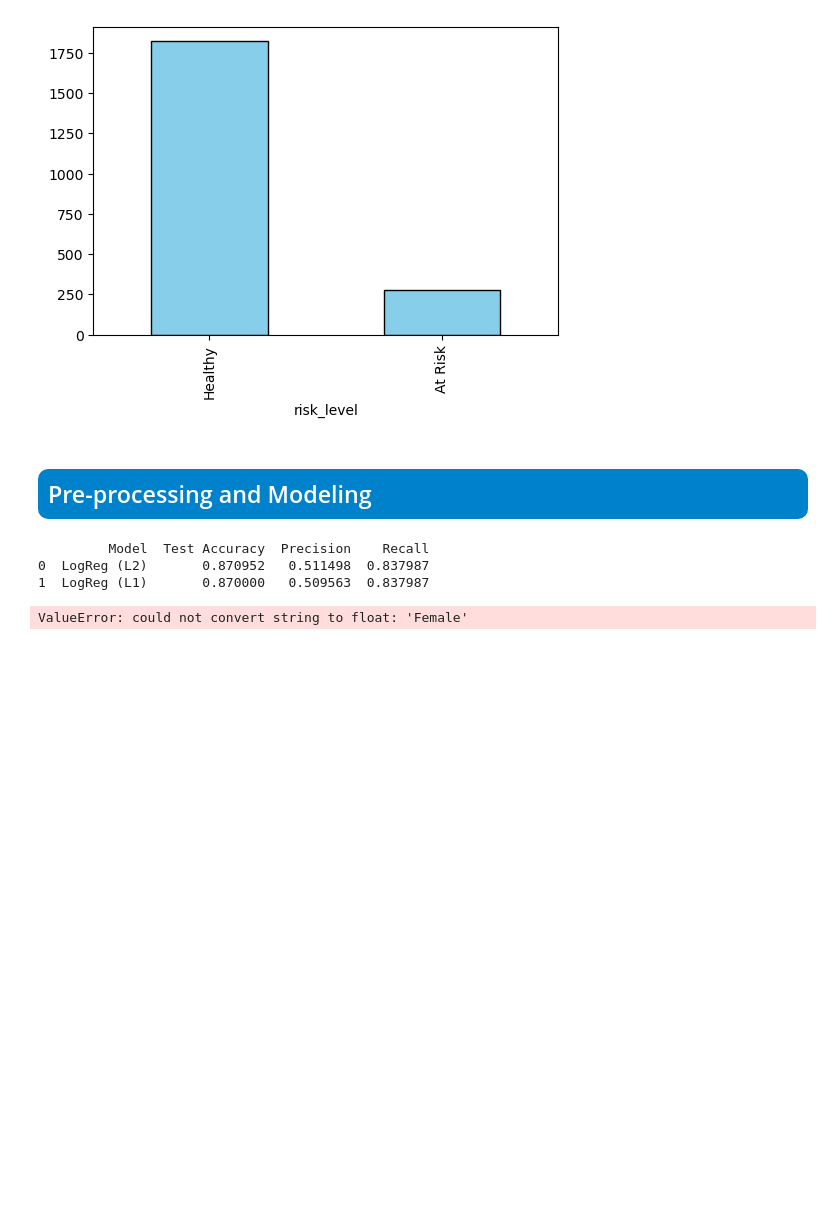
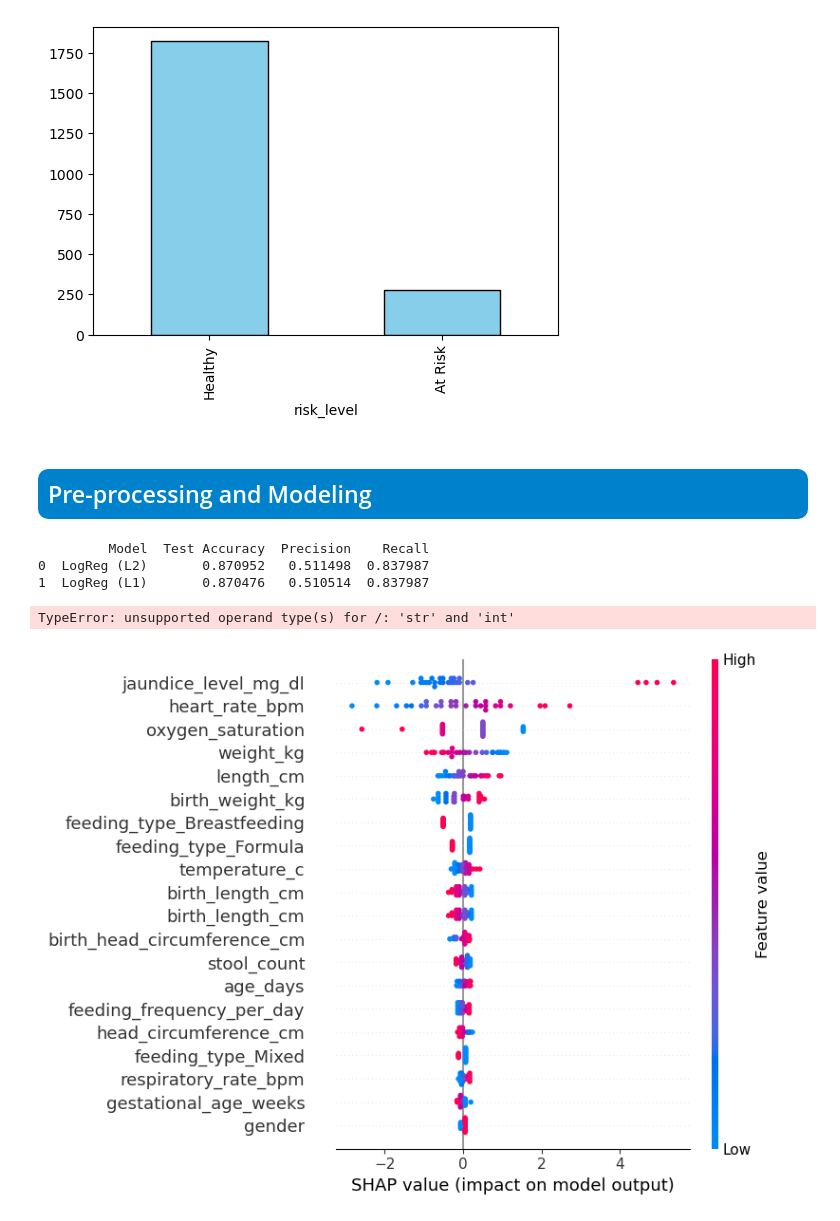
Before and after one commit to R-Vel/ML_Lab2, a Jupyter notebook: report.ipynb, the cells around one changed output. Saved outputs shown, nothing was run; the diff lists cells and outputs as text; code cells hidden in the pictures; blank space fills up the shorter version.

```diff
--- a/report.ipynb
+++ b/report.ipynb
@@ -472,8 +473,6 @@ preprocessor = ColumnTransformer(
     ]
 )
 
-X_processed = preprocessor.fit_transform(X)
-
 # ----------- STEP 4: Model Evaluation Setup -----------
 
 models = {
@@ -489,19 +488,24 @@ results = []
 # ----------- STEP 5: Cross-validation Evaluation (with Train Accuracy) -----------
 
 for name, model in models.items():
+    pipe = Pipeline([
+        ('preprocess', preprocessor),
+        ('clf', model)
+    ])
+
     train_acc_scores, test_acc_scores = [], []
     prec_scores, rec_scores = [], []
 
-    for train_idx, test_idx in kfold.split(X_processed, y):
-        X_train, X_test = X_processed[train_idx], X_processed[test_idx]
+    for train_idx, test_idx in kfold.split(X, y):
+        X_train, X_test = X.iloc[train_idx], X.iloc[test_idx]
         y_train, y_test = y[train_idx], y[test_idx]
 
         try:
-            model.fit(X_train, y_train)
+            pipe.fit(X_train, y_train)
 
             # Predict on train and test
-            y_train_pred = model.predict(X_train)
-            y_test_pred = model.predict(X_test)
+            y_train_pred = pipe.predict(X_train)
+            y_test_pred = pipe.predict(X_test)
 
             # Compute scores
             train_acc_scores.append(accuracy_score(y_train, y_train_pred))
@@ -525,19 +529,26 @@ print(results_df)
 # %% [output]
          Model  Test Accuracy  Precision    Recall
 0  LogReg (L2)       0.870952   0.511498  0.837987
-1  LogReg (L1)       0.870000   0.509563  0.837987
+1  LogReg (L1)       0.870476   0.510514  0.837987
 # %%
+# OLD
 # ----------- STEP 1: Choose the best trained model -----------
 best_model_name = results_df.iloc[0]['Model']
 best_model = models[best_model_name]
-best_model.fit(X_train, y_train)
+
+pipe = Pipeline([
+        ('preprocess', preprocessor),
+        ('clf', best_model)
+    ])
+
+pipe.fit(X_train, y_train)
 
 # ----------- STEP 2: Select rows to visualize -----------
 indexes_to_explain = [7, 43, 54, 58, 66, 69, 72, 93, 108, 119, 120, 123,
                       142, 149, 151, 155, 164, 198, 208, 223, 224, 261,
                       319, 336, 338, 341, 344, 366, 384]
 
-X_selected = X_train[indexes_to_explain]
+X_selected = X_train.iloc[indexes_to_explain]
 
 # ----------- STEP 3: Compute SHAP values (Logistic Regression uses LinearExplainer) -----------
 explainer = shap.LinearExplainer(best_model, X_train, feature_perturbation="interventional")
@@ -559,7 +570,55 @@ shap.summary_plot(
     show=True
 )
 # %% [output]
-ValueError: could not convert string to float: 'Female'
+TypeError: unsupported operand type(s) for /: 'str' and 'int'
+# %%
+# ----------- STEP 1: Choose the best trained model -----------
+best_model_name = results_df.iloc[0]['Model']
+best_model = models[best_model_name]
+
+pipe = Pipeline([
+    ('preprocess', preprocessor),
+    ('clf', best_model)
+])
+
+pipe.fit(X_train, y_train)
+
+# ----------- STEP 2: Select rows to visualize -----------
+indexes_to_explain = [7, 43, 54, 58, 66, 69, 72, 93, 108, 119, 120, 123,
+                      142, 149, 151, 155, 164, 198, 208, 223, 224, 261,
+                      319, 336, 338, 341, 344, 366, 384]
+
+X_selected = X_train.iloc[indexes_to_explain]
+
+# ----------- STEP 3: Compute SHAP values -----------
+# Transform X into numeric form using the preprocessor
+X_train_transformed = pipe.named_steps['preprocess'].transform(X_train)
+X_selected_transformed = pipe.named_steps['preprocess'].transform(X_selected)
+
+# Get the actual classifier (after preprocessing)
+model_for_shap = pipe.named_steps['clf']
+
+# Create the explainer using the transformed data
+explainer = shap.LinearExplainer(model_for_shap, X_train_transformed, feature_perturbation="interventional")
+shap_values = explainer.shap_values(X_selected_transformed)
+
+# ----------- STEP 4: Get feature names -----------
+num_features = preprocessor.named_transformers_['num'].get_feature_names_out(numerical_features)
+cat_features = preprocessor.named_transformers_['cat'].get_feature_names_out(categorical_features)
+bin_features = binary_features
+all_features = np.concatenate([num_features, cat_features, bin_features])
+
+# ----------- STEP 5: Beeswarm plot for selected samples -----------
+plt.figure(figsize=(8, 6))
+shap.summary_plot(
+    shap_values,
+    X_selected_transformed,
+    feature_names=all_features,
+    plot_size=(8, 6),
+    show=True
+)
+# %% [output]
+[figure, added]
 # %%
 import pandas as pd
 import numpy as np
```
Also changed, not shown: parts of 9 cells of this notebook.
